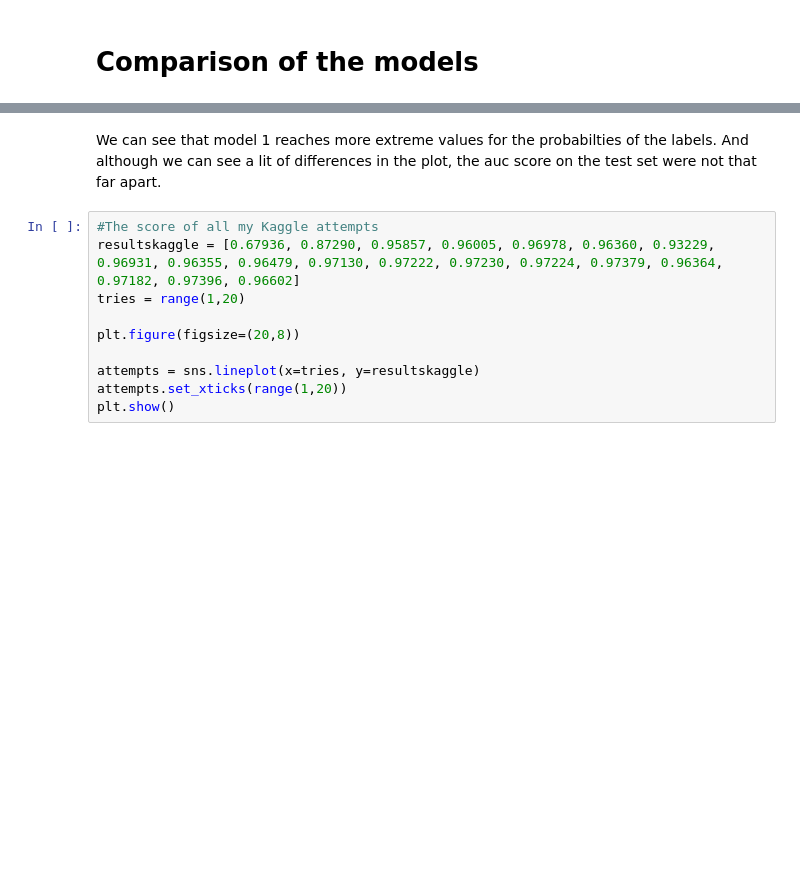
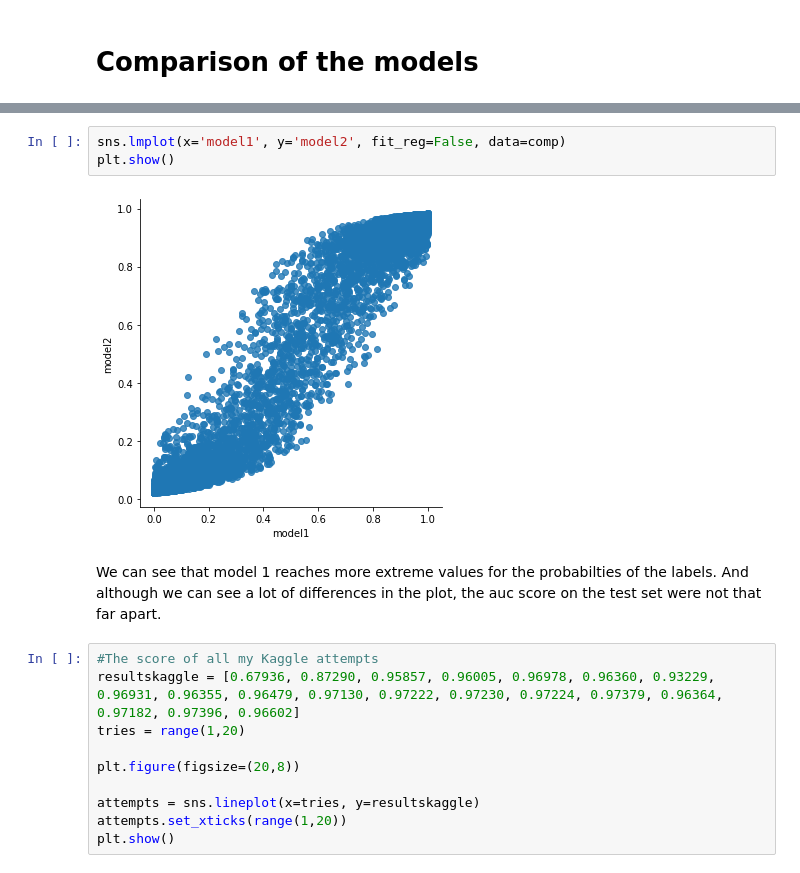
Before and after one commit to CallensToon/Machine_Learning_course_UGent_D012554_kaggle, a Jupyter notebook: Kaggle_eye_blinking_prediciton.ipynb, the cells around one changed output, grey strips where cells are left out. Saved outputs shown, nothing was run; the diff lists cells and outputs as text; blank space fills up the shorter version.

```diff
--- a/Kaggle_eye_blinking_prediciton.ipynb
+++ b/Kaggle_eye_blinking_prediciton.ipynb
@@ -793,5 +793,10 @@ plt.show()
+# %%
+sns.lmplot(x='model1', y='model2', fit_reg=False, data=comp)
+plt.show()
+# %% [output]
+[figure, added]
 # %% [markdown]
-We can see that model 1 reaches more extreme values for the probabilties of the labels. And although we can see a lit of differences in the plot, the auc score on the test set were not that far apart.
+We can see that model 1 reaches more extreme values for the probabilties of the labels. And although we can see a lot of differences in the plot, the auc score on the test set were not that far apart.
 # %%
 #The score of all my Kaggle attempts
 resultskaggle = [0.67936, 0.87290, 0.95857, 0.96005, 0.96978, 0.96360, 0.93229, 0.96931, 0.96355, 0.96479, 0.97130, 0.97222, 0.97230, 0.97224, 0.97379, 0.96364, 0.97182, 0.97396, 0.96602]
```
Also changed, not shown: parts of 15 cells of this notebook.
